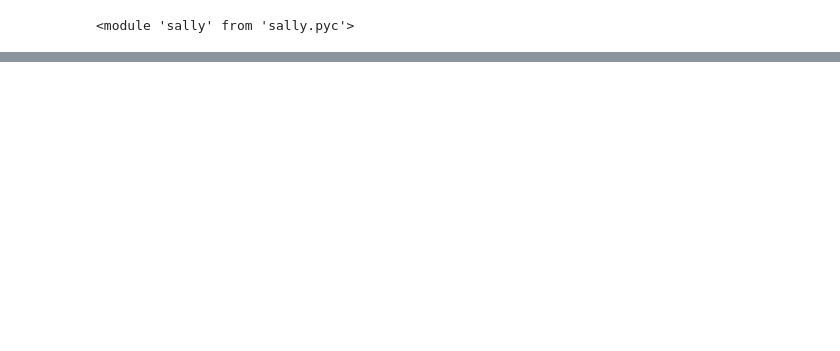
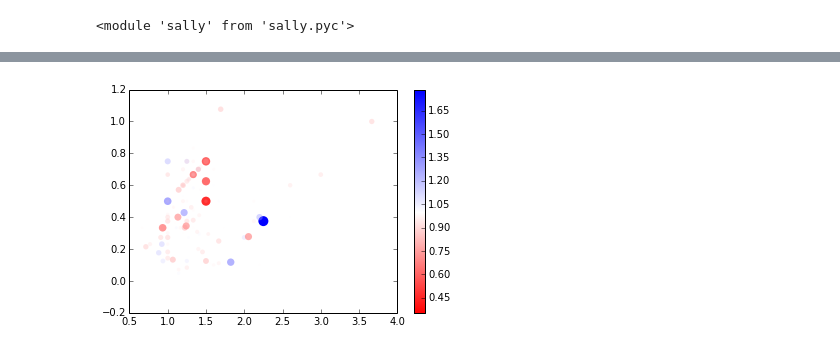
Before and after one commit to rnelsonchem/Bio_Oils_EAS, a Jupyter notebook: Comparison Test.ipynb, the cells around one changed output, grey strips where cells are left out. Cells and saved outputs as stored; diff of their text form; code cells hidden in the pictures; blank space fills up the shorter version.

```diff
--- a/Comparison Test.ipynb
+++ b/Comparison Test.ipynb
@@ -72,0 +146,10 @@ plt.show()
+# %%
+plt.figure()
+plt.scatter(data2['HC ratio df2'], data2['OC ratio df2'], c=colors, s=100*alpha, linewidth=0.0)
+
+mappable = plt.cm.ScalarMappable(cmap=cmap)
+mappable.set_array(diff)
+plt.colorbar(mappable)
+plt.show()
+# %% [output]
+[figure, added]
```
Also changed, not shown: parts of 15 cells of this notebook, 1 other file.
